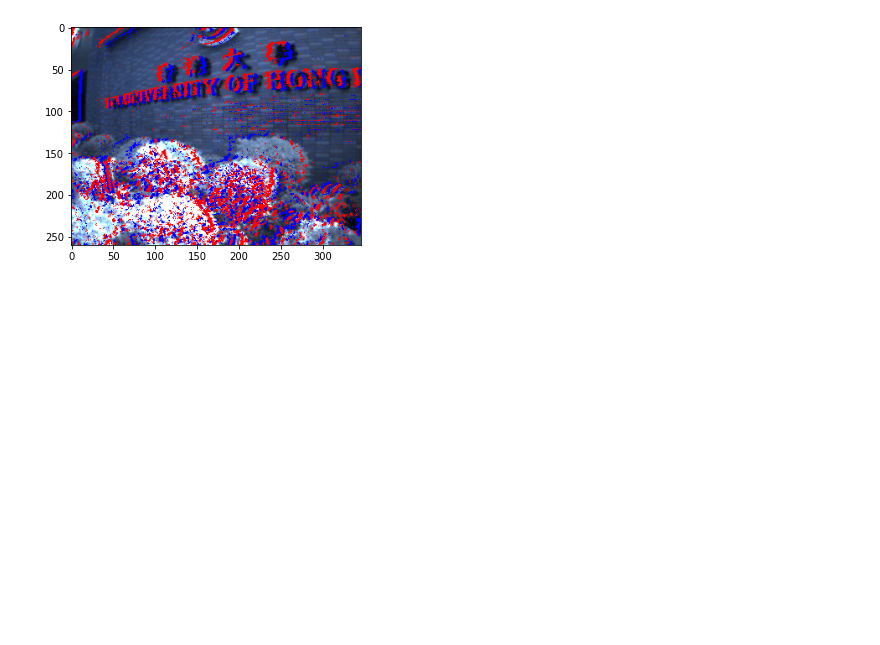
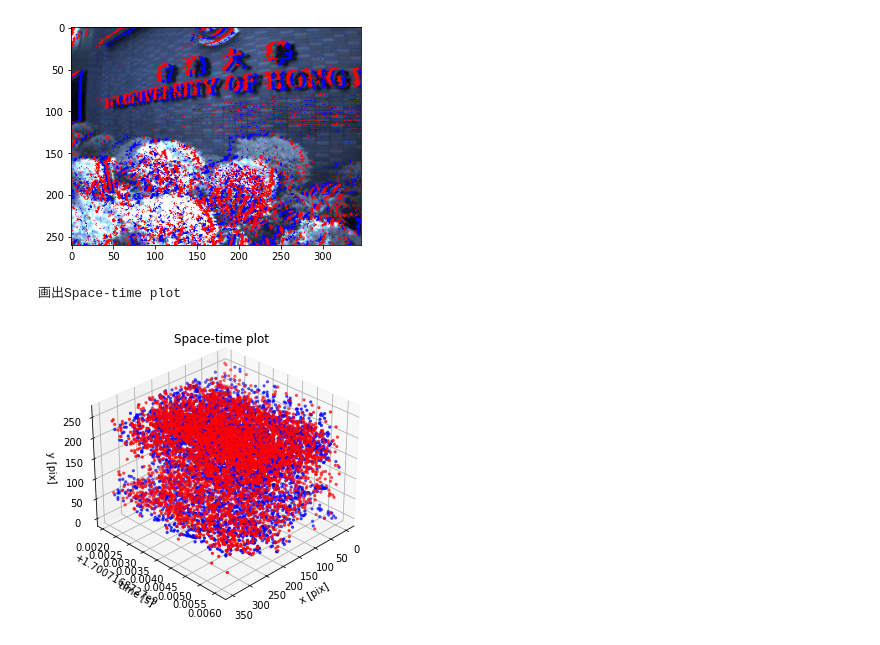
Before and after one commit to KwanWaiPang/ESIM_comment, a Jupyter notebook: rosbag_reading/hku_logo_wall.ipynb, the cells around one changed output. Drawn from its saved outputs; the diff is of its cells as text; code cells hidden in the pictures; blank space fills up the shorter version.

```diff
--- a/rosbag_reading/hku_logo_wall.ipynb
+++ b/rosbag_reading/hku_logo_wall.ipynb
@@ -77,14 +77,14 @@ the number of real event 102258
 # %%
 # 提取在这个时间段内的事件
 mask = (real_events['t'] >= timestamp_imgs_us_set[0]) & (real_events['t'] < timestamp_imgs_us_set[1])
-real_event_stream = {k: v[mask] for k, v in real_events.items()}
-print("the number of real event stream",len(real_event_stream['x']))
+event_stream = {k: v[mask] for k, v in real_events.items()}
+print("the number of real event stream",len(event_stream['x']))
 
 image_color = image
-xytp = np.stack([real_event_stream['x'],
-                 real_event_stream['y'],
-                 real_event_stream['t'],
-                 real_event_stream['p']], -1).astype(np.int64)  # (N,4)
+xytp = np.stack([event_stream['x'],
+                 event_stream['y'],
+                 event_stream['t'],
+                 event_stream['p']], -1).astype(np.int64)  # (N,4)
 neg_mask = (xytp[:, -1] == -1)
 pos_mask = (xytp[:, -1] == 1)
 
@@ -92,8 +92,40 @@ pos_mask = (xytp[:, -1] == 1)
 image_color[xytp[neg_mask][:, 1], xytp[neg_mask][:, 0]] = np.array([[0., 0., 255.,]]) #将-事件的位置设置为blue
 image_color[xytp[pos_mask][:, 1], xytp[pos_mask][:, 0]] = np.array([[255., 0., 0.,]]) #将+事件的位置设置为red
 
+# 从微妙转换成秒
+event_stream['t']=event_stream['t']/1e6
+
 plt.imshow(image_color)
 plt.show()
 # %% [output]
 the number of real event stream 32010
 [figure]
+# %%
+#画出Space-time plot
+print("画出Space-time plot")
+num_event=10000;
+# %% Plot each polarity with a different color (red / blue)
+idx_pos = np.asarray(event_stream['p'][:num_event]) > 0 #正事件
+idx_neg = np.logical_not(idx_pos) #负事件
+xnp = np.asarray(event_stream['x'][:num_event])
+ynp = np.asarray(event_stream['y'][:num_event])
+tnp = np.asarray(event_stream['t'][:num_event])
+# 创建 3D 图形对象
+fig = plt.figure()
+# ax = fig.add_subplot(111, projection='3d')
+from mpl_toolkits.mplot3d import Axes3D  # 空间三维画图
+ax=Axes3D(fig)# 创建 3D 坐标系
+# 绘制三维散点图
+ax.scatter(xnp[idx_pos], tnp[idx_pos], ynp[idx_pos], marker='.', c='b')
+ax.scatter(xnp[idx_neg], tnp[idx_neg], ynp[idx_neg], marker='.', c='r')
+# 设置坐标轴标签
+ax.set(xlabel='x [pix]', ylabel='time [s]', zlabel='y [pix]')
+# 视角设置
+# ax.view_init(azim=-90, elev=-180) # Change viewpoint with the mouse, for example
+ax.view_init(azim=45, elev=30) # 改变视角以便看到三维效果
+fig.suptitle('Space-time plot')
+# 显示图形
+plt.show()
+# %% [output]
+画出Space-time plot
+[figure, added]
```
